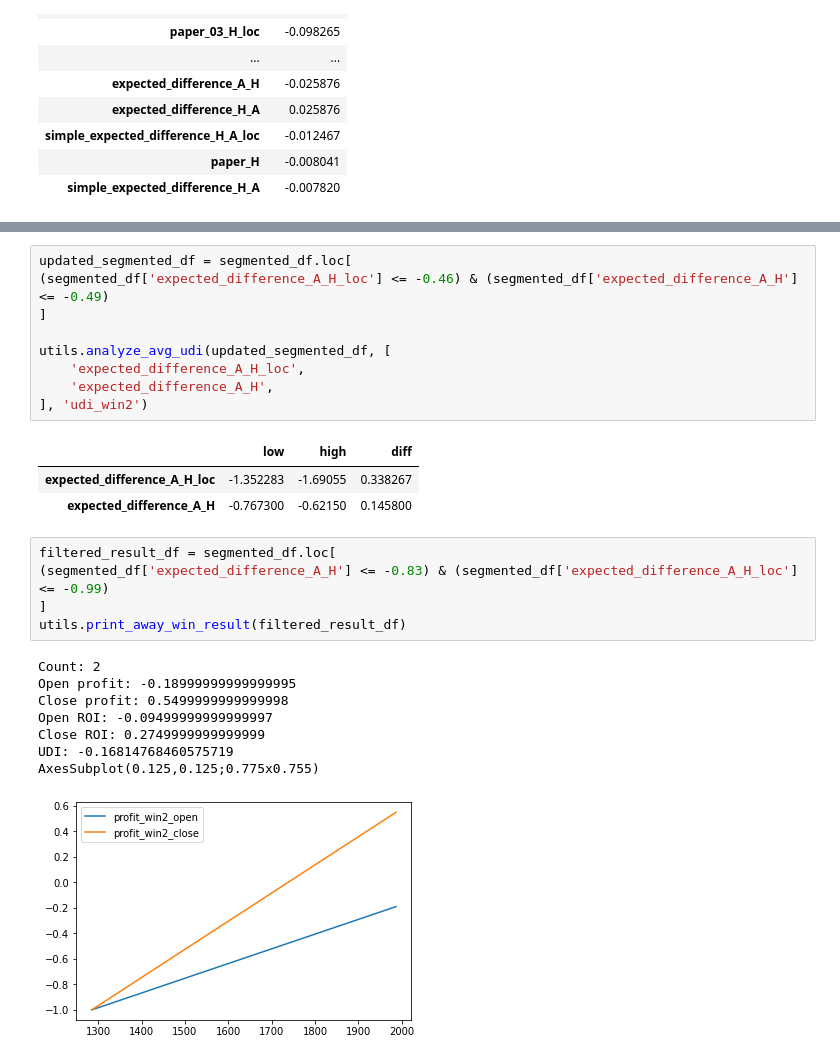
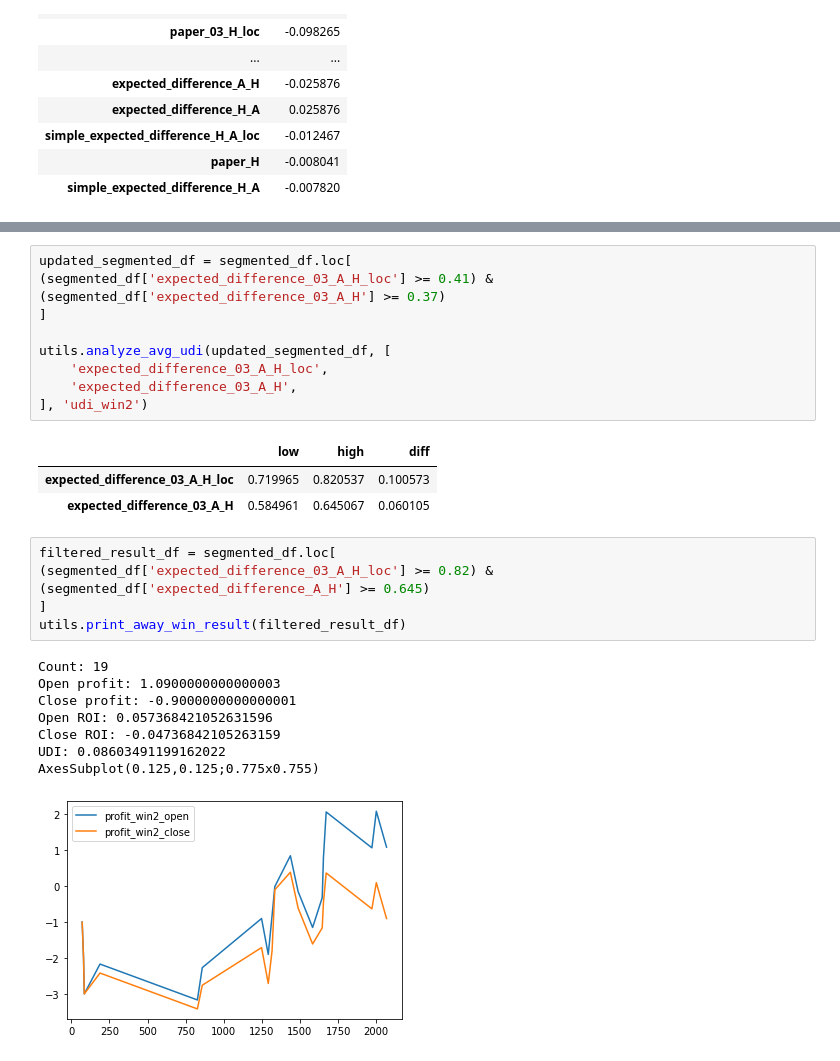
Before and after one commit to B2B2R/offvariance, a Jupyter notebook: notebooks/analyze_away_win.ipynb, the cells around one changed output, grey strips where cells are left out. Drawn from its saved outputs; the diff is of its cells as text.

```diff
--- a/notebooks/analyze_away_win.ipynb
+++ b/notebooks/analyze_away_win.ipynb
@@ -70,28 +70,28 @@ utils.analyze_avg_udi(segmented_df, utils.metrics, 'udi_win2')
 | simple_expected_total_value_loc | 5.291046 | 5.330448 | 0.039402 |
 # %%
 updated_segmented_df = segmented_df.loc[
-(segmented_df['expected_difference_A_H_loc'] <= -0.46) & (segmented_df['expected_difference_A_H'] <= -0.49)
+(segmented_df['expected_difference_03_A_H_loc'] >= 0.41) & (segmented_df['expected_difference_03_A_H'] >= 0.37)
 ]
 
 utils.analyze_avg_udi(updated_segmented_df, [
-    'expected_difference_A_H_loc',
-    'expected_difference_A_H',
+    'expected_difference_03_A_H_loc',
+    'expected_difference_03_A_H',
 ], 'udi_win2')
 # %% [output]
 |  | low | high | diff |
-| expected_difference_A_H_loc | -1.352283 | -1.69055 | 0.338267 |
-| expected_difference_A_H | -0.767300 | -0.62150 | 0.145800 |
+| expected_difference_03_A_H_loc | 0.719965 | 0.820537 | 0.100573 |
+| expected_difference_03_A_H | 0.584961 | 0.645067 | 0.060105 |
 # %%
 filtered_result_df = segmented_df.loc[
-(segmented_df['expected_difference_A_H'] <= -0.83) & (segmented_df['expected_difference_A_H_loc'] <= -0.99)
+(segmented_df['expected_difference_03_A_H_loc'] >= 0.82) & (segmented_df['expected_difference_A_H'] >= 0.645)
 ]
 utils.print_away_win_result(filtered_result_df)
 # %% [output]
-Count: 2
-Open profit: -0.18999999999999995
-Close profit: 0.5499999999999998
-Open ROI: -0.09499999999999997
-Close ROI: 0.2749999999999999
-UDI: -0.16814768460575719
+Count: 19
+Open profit: 1.0900000000000003
+Close profit: -0.9000000000000001
+Open ROI: 0.057368421052631596
+Close ROI: -0.04736842105263159
+UDI: 0.08603491199162022
 AxesSubplot(0.125,0.125;0.775x0.755)
-[figure, old version]
+[figure, new version]
```
Also changed, not shown: parts of 1 cell of this notebook, 5 other files.
